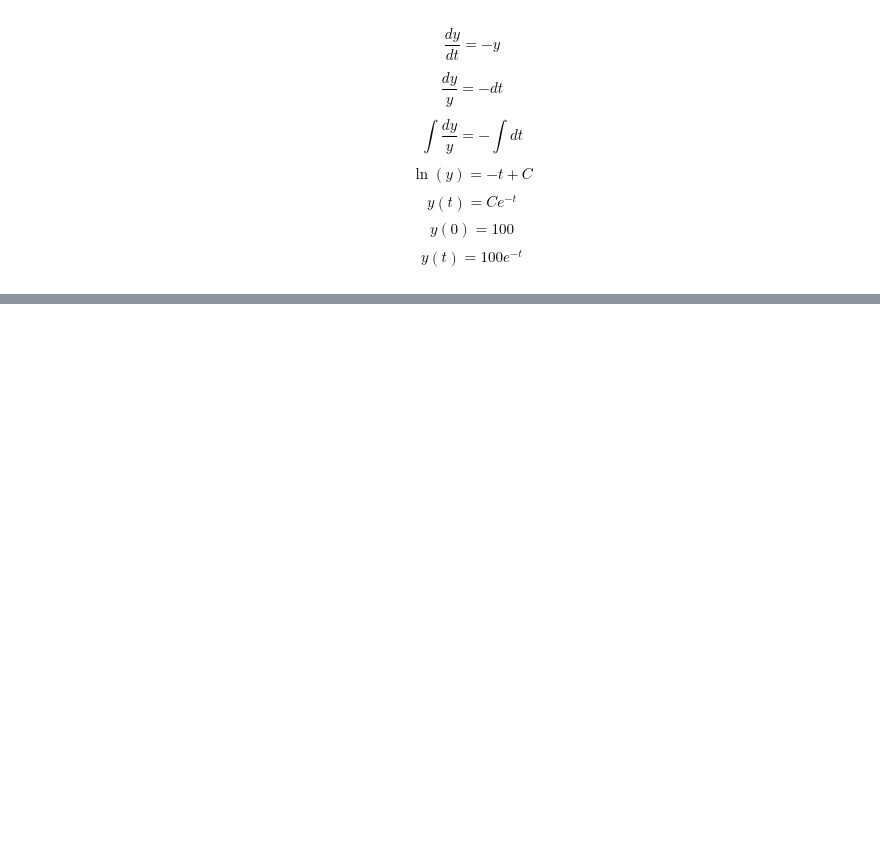
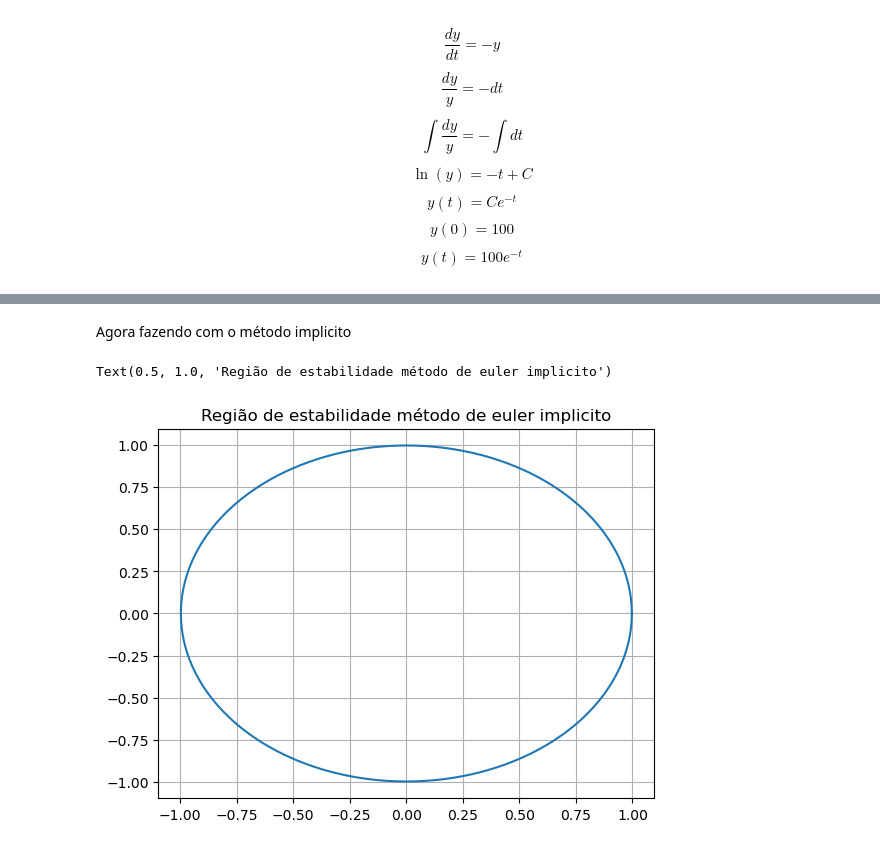
Before and after one commit to mickpires/scientific_computing_book, a Jupyter notebook: analise.ipynb, the cells around one changed output, grey strips where cells are left out. Saved outputs shown, nothing was run; the diff lists cells and outputs as text; code cells hidden in the pictures; blank space fills up the shorter version.

```diff
--- a/analise.ipynb
+++ b/analise.ipynb
@@ -13,5 +14,5 @@ t = np.linspace(0,10,int(np.ceil(t_final/k)))
 y = np.empty(t.shape,dtype=float)
 y[0] = 100
 
-y = implicit_euler(f,y,k,tol=1e-3)
+y_implicit = implicit_euler(f,y,k,tol=1e-3)
 # %%
@@ -65,0 +105,12 @@ $$y(t) = 100e^{-t}$$
+# %% [markdown]
+Agora fazendo com o método implicito
+# %%
+theta = np.linspace(0,2*np.pi,1000)
+z_implicit = np.abs(y_implicit[1]/y_implicit[0])*np.exp(theta*1j)
+
+plt.plot(z_implicit.real,z_implicit.imag)
+plt.grid()
+plt.title("Região de estabilidade método de euler implicito")
+# %% [output]
+Text(0.5, 1.0, 'Região de estabilidade método de euler implicito')
+[figure, added]
```
Also changed, not shown: parts of 14 cells of this notebook, 1 other file.
